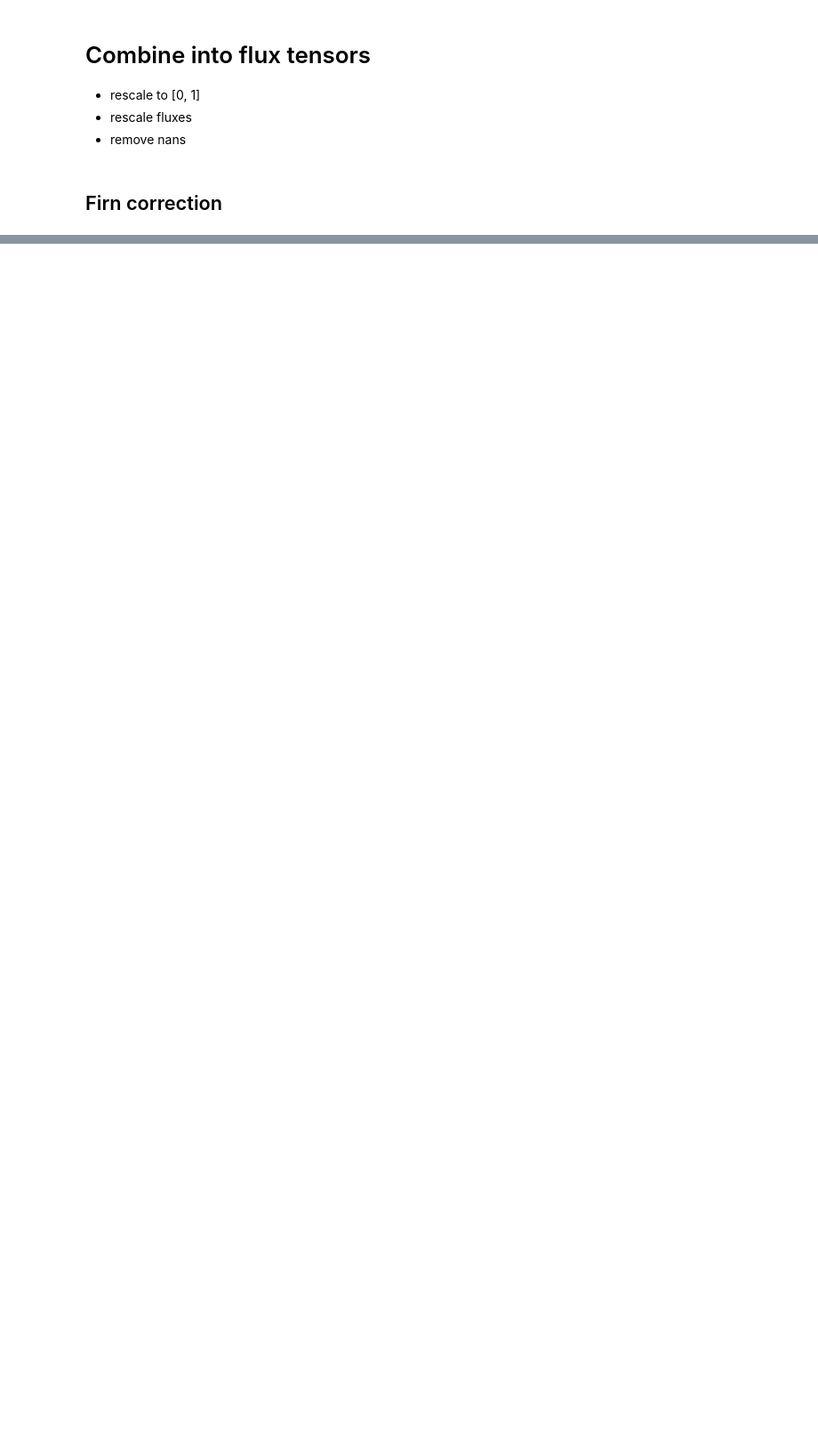
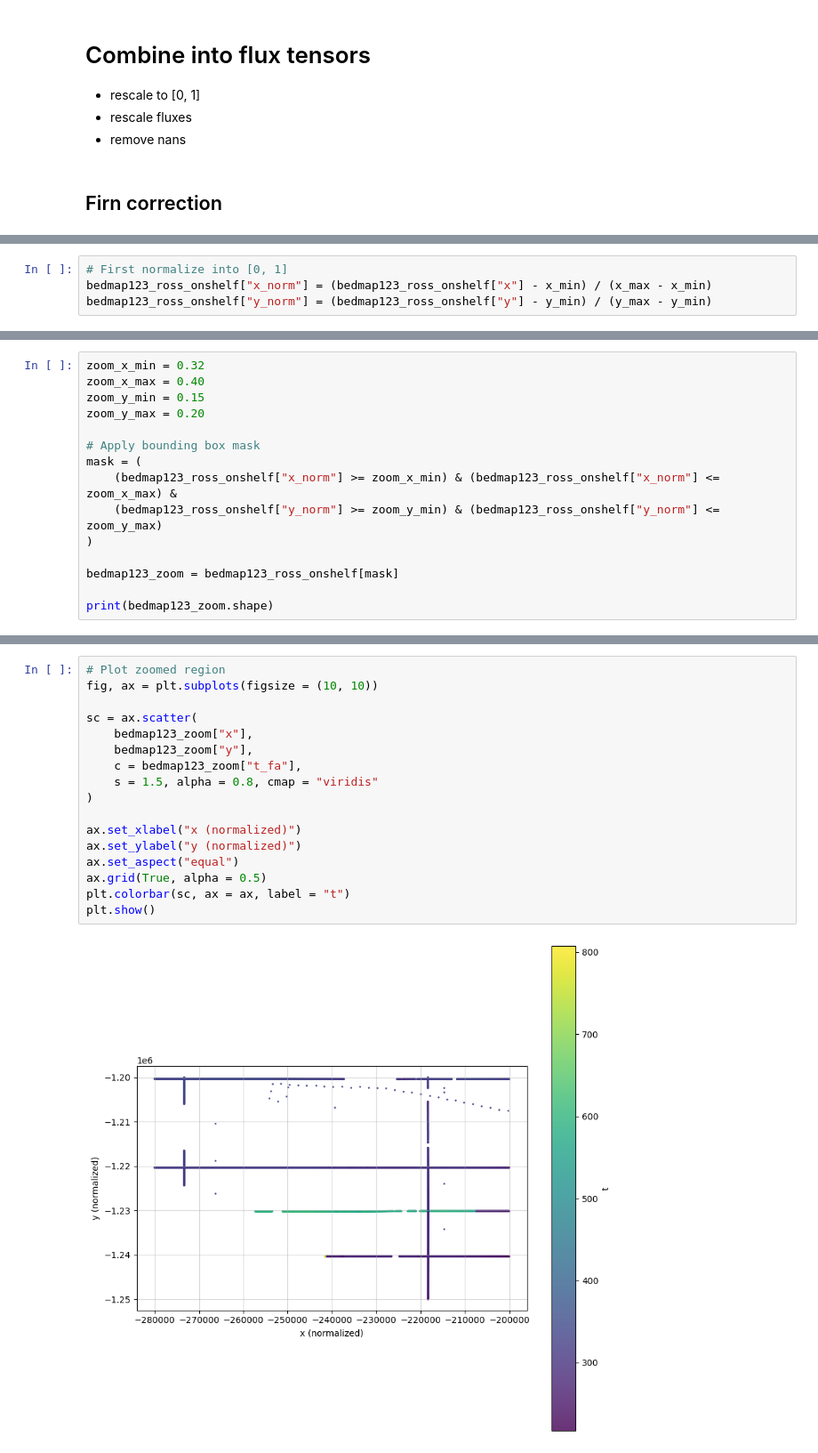
Before and after one commit to kimbente/ice_shelves_flux_decomposition, a Jupyter notebook: preprocess_ice_thickness.ipynb, the cells around one changed output, grey strips where cells are left out. Shown at 89% size. Cells and saved outputs as stored; diff of their text form; blank space fills up the shorter version.

```diff
--- a/preprocess_ice_thickness.ipynb
+++ b/preprocess_ice_thickness.ipynb
@@ -148,0 +150,4 @@ bedmap123_ross_onshelf.to_csv("data/bedmap123_ross_onshelf_3M.csv", index = Fals
+# %%
+# First normalize into [0, 1]
+bedmap123_ross_onshelf["x_norm"] = (bedmap123_ross_onshelf["x"] - x_min) / (x_max - x_min)
+bedmap123_ross_onshelf["y_norm"] = (bedmap123_ross_onshelf["y"] - y_min) / (y_max - y_min)
@@ -148,0 +167,15 @@ bedmap123_ross_onshelf.to_csv("data/bedmap123_ross_onshelf_3M.csv", index = Fals
+# %%
+zoom_x_min = 0.32
+zoom_x_max = 0.40
+zoom_y_min = 0.15
+zoom_y_max = 0.20
+
+# Apply bounding box mask
+mask = (
+    (bedmap123_ross_onshelf["x_norm"] >= zoom_x_min) & (bedmap123_ross_onshelf["x_norm"] <= zoom_x_max) &
+    (bedmap123_ross_onshelf["y_norm"] >= zoom_y_min) & (bedmap123_ross_onshelf["y_norm"] <= zoom_y_max)
+)
+
+bedmap123_zoom = bedmap123_ross_onshelf[mask]
+
+print(bedmap123_zoom.shape)
@@ -148,0 +184,19 @@ bedmap123_ross_onshelf.to_csv("data/bedmap123_ross_onshelf_3M.csv", index = Fals
+# %%
+# Plot zoomed region
+fig, ax = plt.subplots(figsize = (10, 10))
+
+sc = ax.scatter(
+    bedmap123_zoom["x"],
+    bedmap123_zoom["y"],
+    c = bedmap123_zoom["t_fa"],
+    s = 1.5, alpha = 0.8, cmap = "viridis"
+)
+
+ax.set_xlabel("x (normalized)")
+ax.set_ylabel("y (normalized)")
+ax.set_aspect("equal")
+ax.grid(True, alpha = 0.5)
+plt.colorbar(sc, ax = ax, label = "t")
+plt.show()
+# %% [output]
+[figure, added]
```
Also changed, not shown: parts of 41 cells of this notebook, 17 other files.
